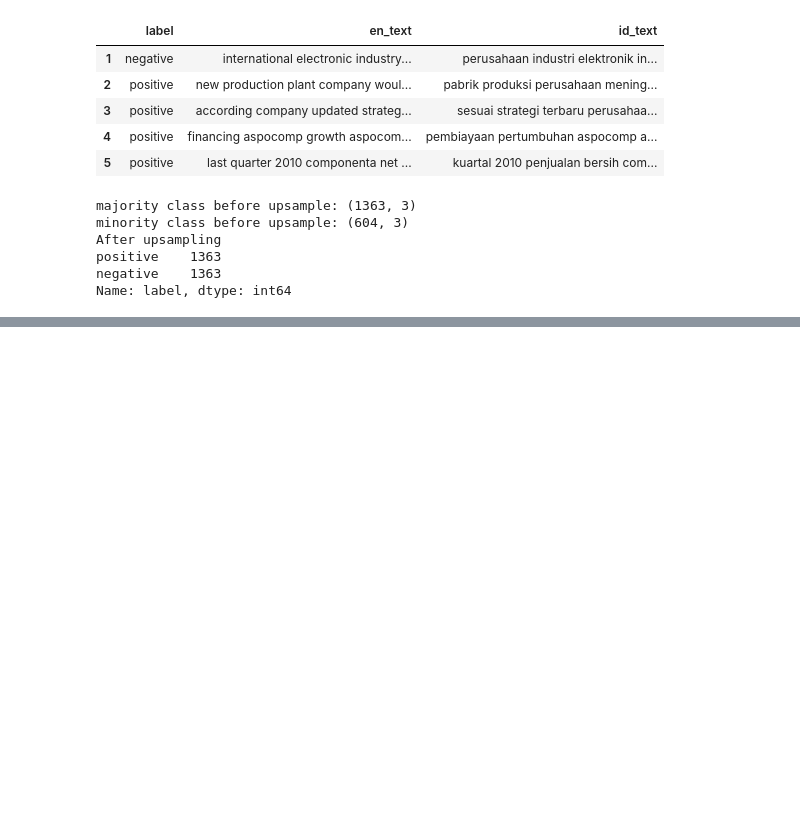
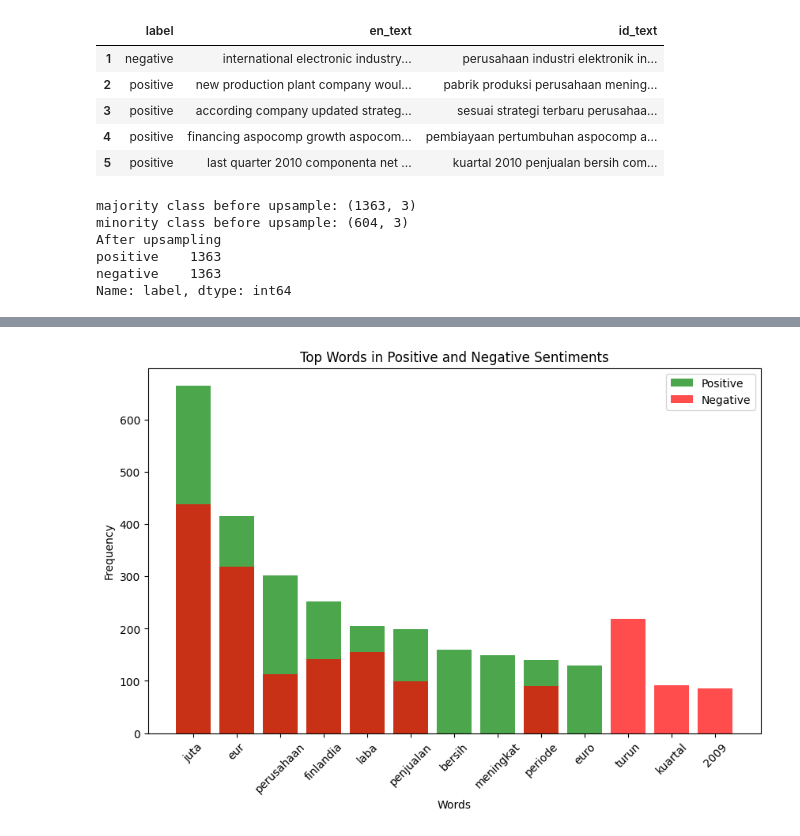
Before and after one commit to 22bayusetia/PyCuan, a Jupyter notebook: Sentiment Analysis/Sentiment_Analysis.ipynb, the cells around one changed output, grey strips where cells are left out. Saved outputs shown, nothing was run; the diff lists cells and outputs as text; code cells hidden in the pictures; blank space fills up the shorter version.

```diff
--- a/Sentiment Analysis/Sentiment_Analysis.ipynb
+++ b/Sentiment Analysis/Sentiment_Analysis.ipynb
@@ -283,0 +302,32 @@ plt.show()
+# %%
+from collections import Counter
+
+# Pisahkan dataset berdasarkan label sentimen
+positive_texts = df[df['label'] == 'positive']['id_text']
+negative_texts = df[df['label'] == 'negative']['id_text']
+
+# Analisis teks untuk mencari kata-kata yang paling umum
+def get_top_words(texts, n=10):
+    all_words = " ".join(texts).split()
+    word_counts = Counter(all_words)
+    top_words = word_counts.most_common(n)
+    return top_words
+
+top_positive_words = get_top_words(positive_texts)
+top_negative_words = get_top_words(negative_texts)
+# %%
+positive_words, positive_word_counts = zip(*top_positive_words)
+negative_words, negative_word_counts = zip(*top_negative_words)
+
+# Plot kata-kata yang paling umum
+plt.figure(figsize=(10, 6))
+plt.bar(positive_words, positive_word_counts, color='green', alpha=0.7, label='Positive')
+plt.bar(negative_words, negative_word_counts, color='red', alpha=0.7, label='Negative')
+plt.xlabel('Words')
+plt.ylabel('Frequency')
+plt.title('Top Words in Positive and Negative Sentiments')
+plt.xticks(rotation=45)
+plt.legend()
+plt.show()
+# %% [output]
+[figure, added]
```
Also changed, not shown: parts of 13 cells of this notebook.
